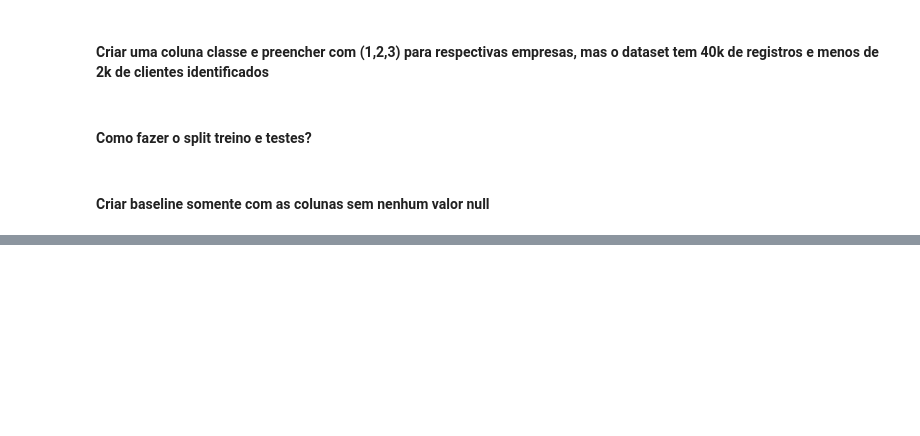
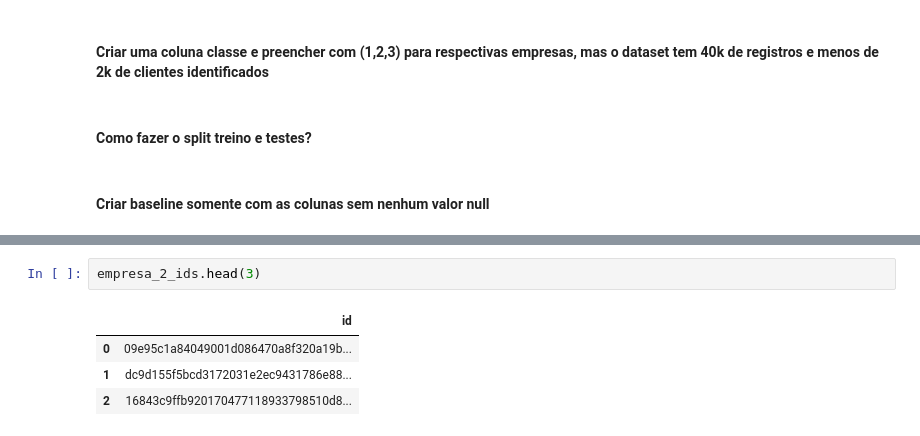
Before and after one commit to rogeriothur/codenation-ds, a Jupyter notebook: projeto-final/main.ipynb, the cells around one changed output, grey strips where cells are left out. Saved outputs shown, nothing was run; the diff lists cells and outputs as text; blank space fills up the shorter version.

```diff
--- a/projeto-final/main.ipynb
+++ b/projeto-final/main.ipynb
@@ -583,0 +697,7 @@ Name: de_ramo, dtype: int64
+# %%
+empresa_2_ids.head(3)
+# %% [output]
+|  | id |
+| 0 | 09e95c1a84049001d086470a8f320a19b... |
+| 1 | dc9d155f5bcd3172031e2ec9431786e88... |
+| 2 | 16843c9ffb920170477118933798510d8... |
```
Also changed, not shown: parts of 20 cells of this notebook, 2 other files.
